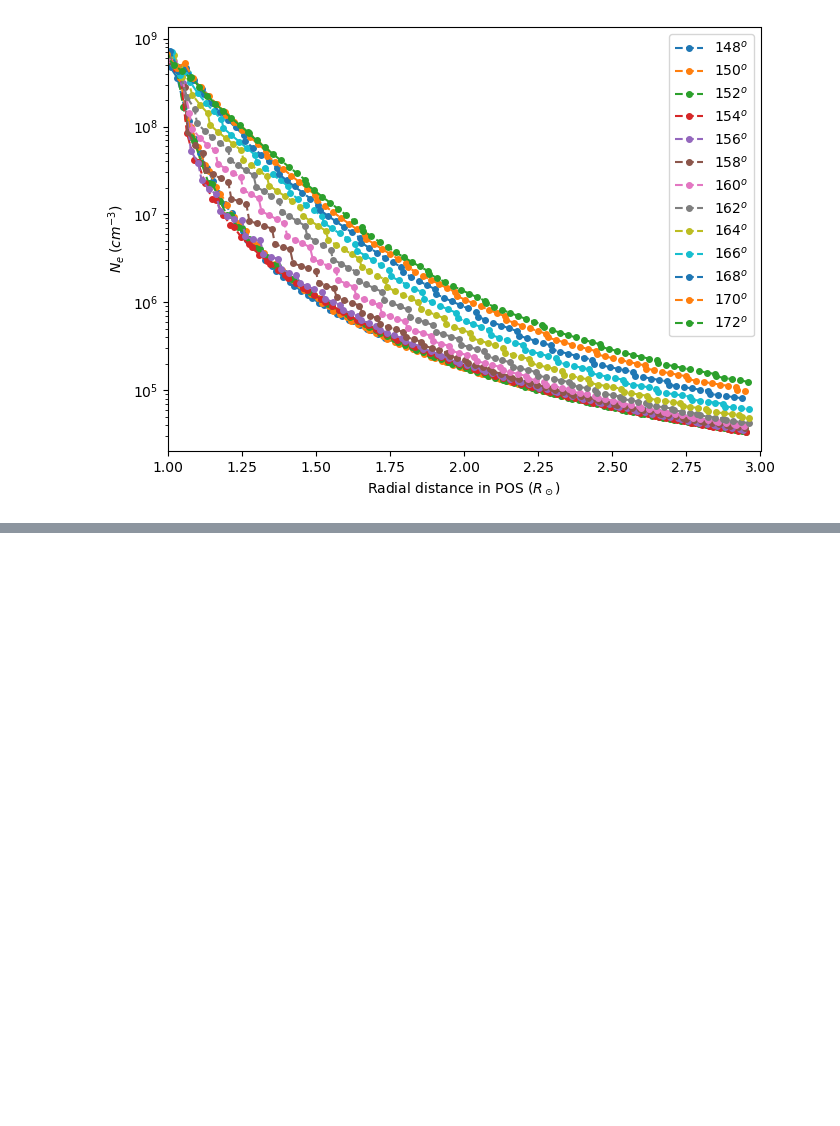
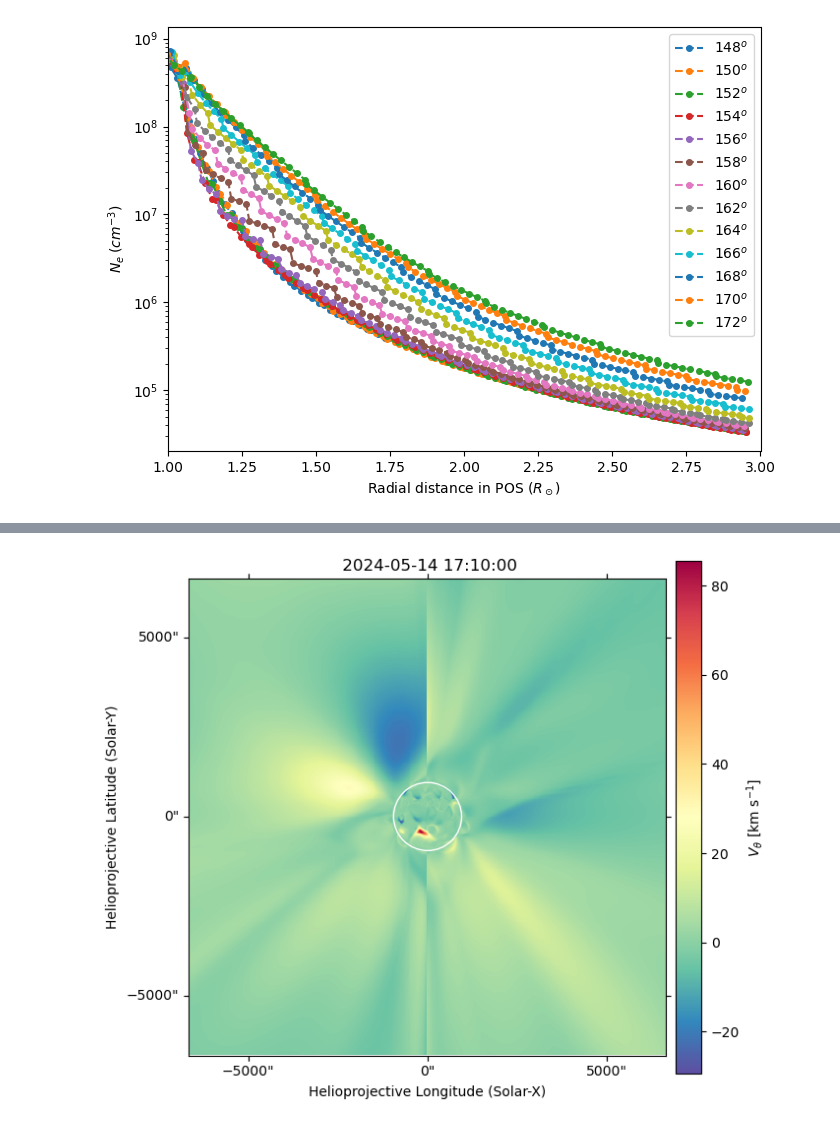
Before and after one commit to MohamedNedal/dias_work, a Jupyter notebook: plot_forward_maps.ipynb, the cells around one changed output, grey strips where cells are left out. Drawn from its saved outputs; the diff is of its cells as text; code cells hidden in the pictures; blank space fills up the shorter version.

```diff
--- a/plot_forward_maps.ipynb
+++ b/plot_forward_maps.ipynb
@@ -330,0 +471,15 @@ plt.show()
+# %%
+# Test ...
+fig = plt.figure(figsize=[7,7])
+ax = fig.add_subplot(projection=vth)
+img = vth.plot(axes=ax,
+              # vmin=0, vmax=40,
+                # norm=colors.LogNorm(),
+                cmap='Spectral_r')
+vth.draw_limb()
+plt.colorbar(img, ax=ax, fraction=0.05, pad=0.02, label=r'$V_{\theta}$ [km s$^{-1}$]')
+ax.grid(False)
+fig.tight_layout()
+plt.show()
+# %% [output]
+[figure, added]
```
Also changed, not shown: parts of 10 cells of this notebook, 4 other files.
